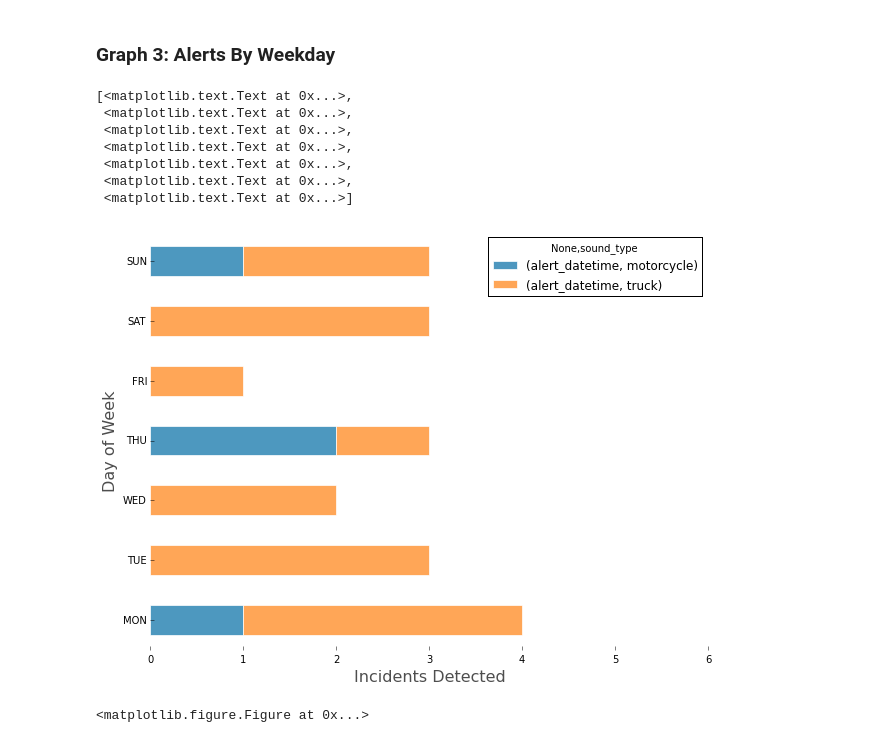
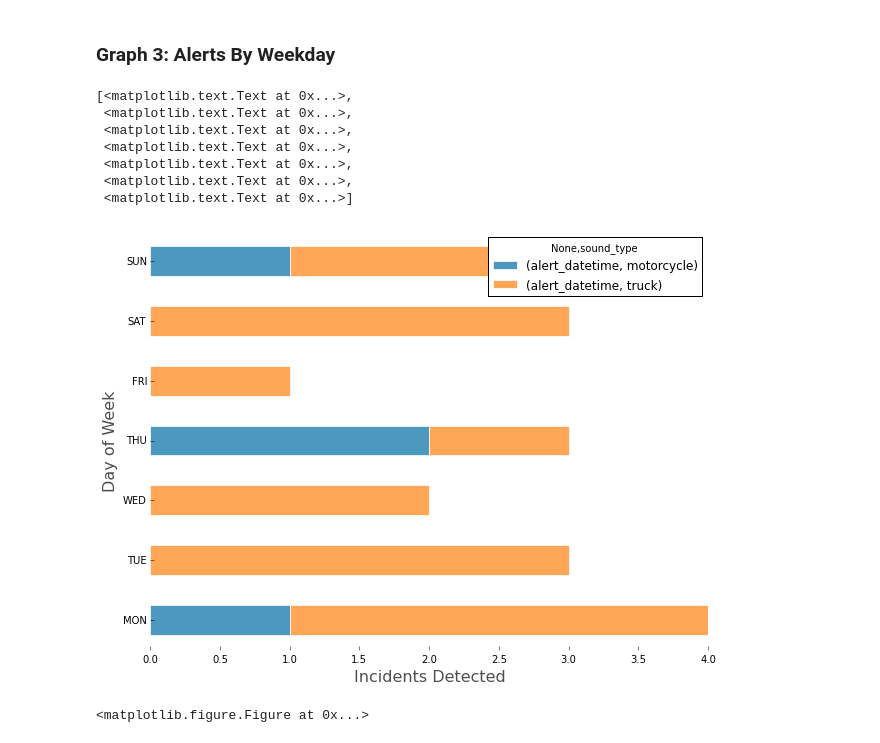
Before and after one commit to flygeneticist/rfcx-data-vizualization, a Jupyter notebook: RFCx-Alert-Graphs.ipynb, the cells around one changed output. Drawn from its saved outputs; the diff is of its cells as text; code cells hidden in the pictures.

```diff
--- a/RFCx-Alert-Graphs.ipynb
+++ b/RFCx-Alert-Graphs.ipynb
@@ -80,7 +79,6 @@ df['day_night'] = df['hour'].map(lambda z: day_night(z))
 types = sorted(list(set(df['sound_type'])))
 guids = sorted(list(set(df['guid'])))
 dates = sorted(list(set(df['alert_datetime'])))
-wd = range(1,8)
 # %% [markdown]
 ### Create pivot tables of data
 # %%
@@ -260,7 +258,7 @@ ax = fig.add_subplot(111)
 a = 0.7
 
 ax = day_pivot.plot(kind='barh', stacked=True, color=palette, legend=True, ax=ax, alpha=a,
-                      edgecolor='w', xlim=(0,guid_pivot_xmax/3))
+                      edgecolor='w', xlim=(0,max(tot_day.values())))
 # Remove the plot frame lines
 ax = plt.subplot(111)
 ax.spines["top"].set_visible(False)
@@ -276,34 +274,34 @@ ax.grid(False)
 # Remove plot frame
 ax.set_frame_on(False)
 # Pandas trick: remove weird dotted line on axis
 ax.lines[0].set_visible(False)
 
 # Customize title, set position, allow space on top of plot for title
 # ax.set_title(ax.get_title(), fontsize=26, alpha=a, ha='left')
 # plt.subplots_adjust(top=0.9)
 # ax.title.set_position((0,1.08))
 
 # Set x axis label, set label text
 xlab = 'Incidents Detected'
 ax.set_xlabel(xlab, fontsize=16, alpha=a, ha='center')
 
 # Set y axis label, set label text
 ylab = 'Day of Week'
 ax.set_ylabel(ylab, fontsize=16, alpha=a, ha='center')
 
 ys = sorted(ax.get_yticks())
 ax.set_yticks(ys)
 ax.set_yticks([], minor=True)
 ax.set_yticklabels([weekday_map[d] for d in wd])
 # %% [output]
 [<matplotlib.text.Text at 0x...>,
  <matplotlib.text.Text at 0x...>,
  <matplotlib.text.Text at 0x...>,
  <matplotlib.text.Text at 0x...>,
  <matplotlib.text.Text at 0x...>,
  <matplotlib.text.Text at 0x...>,
  <matplotlib.text.Text at 0x...>]
-[figure, old version]
+[figure, new version]
 # %%
 # Save figure as png
 # TO DO: add tight bounding box
```
Also changed, not shown: parts of 5 cells of this notebook.
